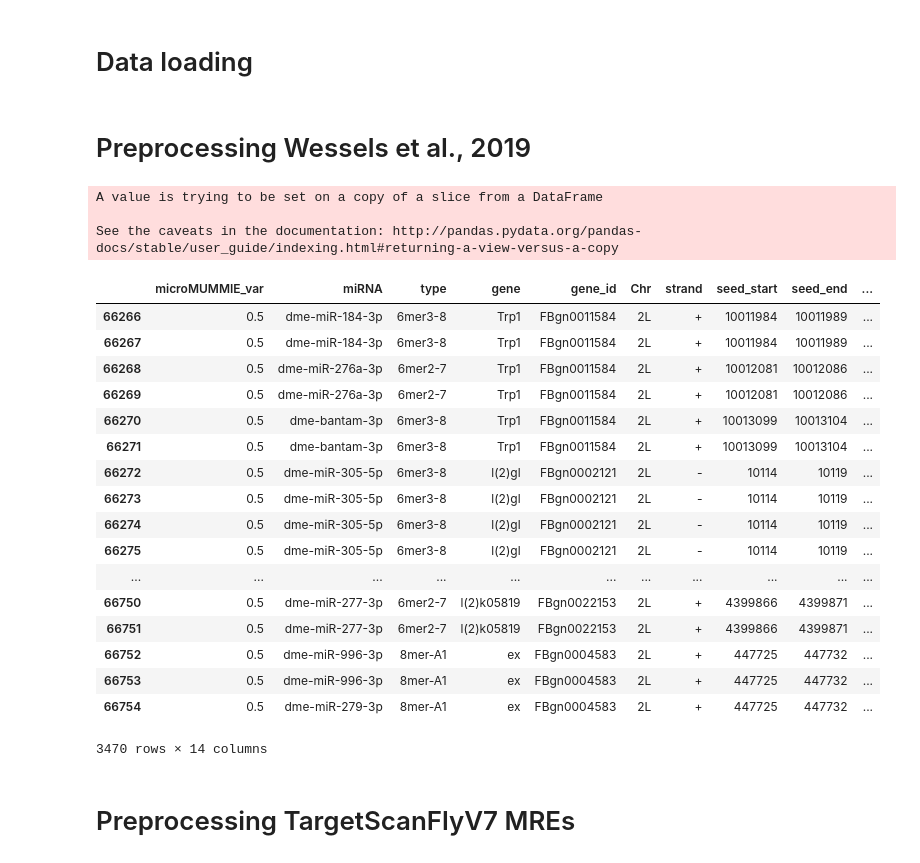
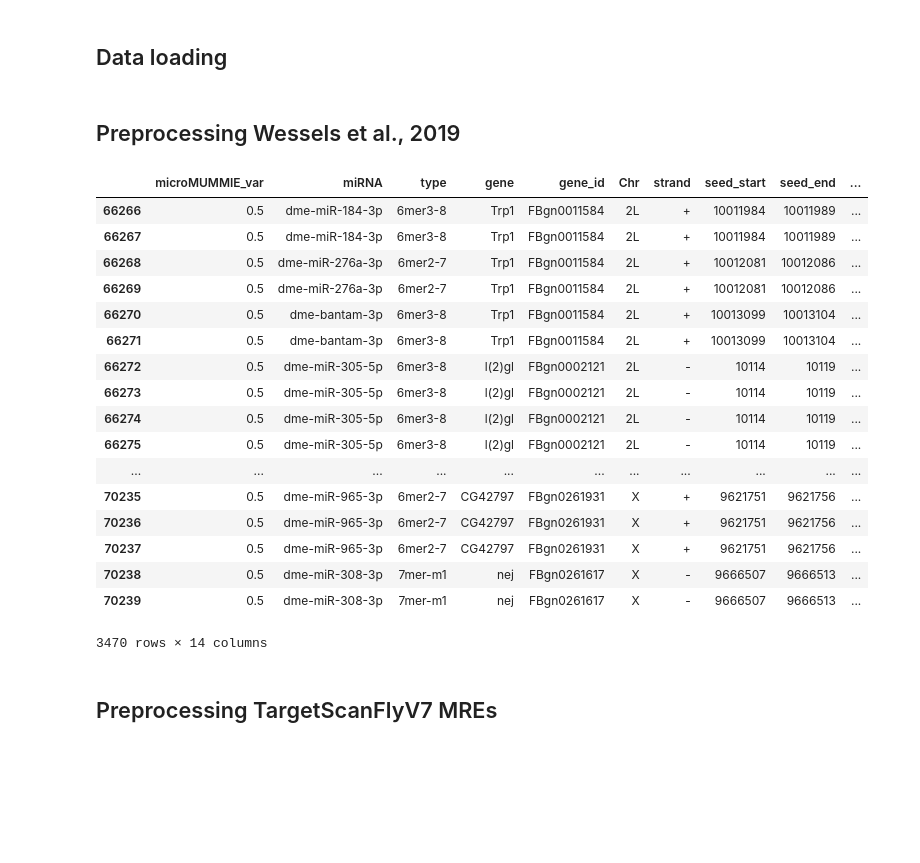
Before and after one commit to JacoboSolorzano/TFM, a Jupyter notebook: HCImiRTps_generation/HCImiRTps_generation.ipynb, the cells around one changed output. Cells and saved outputs as stored; diff of their text form; code cells hidden in the pictures; blank space fills up the shorter version.

Commit message:
html updates

```diff
--- a/HCImiRTps_generation/HCImiRTps_generation.ipynb
+++ b/HCImiRTps_generation/HCImiRTps_generation.ipynb
@@ -1,16 +9,13 @@
 # %%
-import csv
 import numpy as np
 import pandas as pd
-pd.set_option('display.max_rows', 1000)
+pd.set_option('display.max_rows', 50)
 import matplotlib as mpl
 import matplotlib.pyplot as plt
 import seaborn as sns
-import statsmodels
-from operator import itemgetter
 import biomartpy as bp
 # %% [markdown]
-# Data loading
+## Data loading
 # %%
 # TargetScanFlyV7
 targetscanMREs_conserved = pd.read_csv(
@@ -39,63 +44,60 @@ wessels = pd.read_csv(
     'input_files/Wessels/41467_2019_9586_MOESM13_ESM.txt',
     sep = "\t", skiprows = [0,1,2])
 # %% [markdown]
-# Preprocessing Wessels et al., 2019
+## Preprocessing Wessels et al., 2019
 # %%
 # Transcripts and UTR position expansion (originally provided clustered)
 wessels_full = pd.DataFrame([(tup.microMUMMIE_var, miR, tup.type_R1,
                               tup.gene_R1, tup.gene_id, tup.Chr, tup.strand,
                               tup.start, tup.end, tr, u_start, u_end,
                               tup.porbability_mean)
 
                        for tup in wessels.itertuples()
                        for miR in tup.miRNA_R1.split(",")
                        for tr, u_start, u_end in zip(tup.transcriptid_R1.split("|"),
                                                      tup.utr_start_R1.rsplit("|"),
                                                      tup.utr_end_R1.rsplit("|"))])
 
 wessels_full.columns = ['microMUMMIE_var', 'miRNA', 'type',
                         'gene', 'gene_id','Chr', 'strand',
                         'seed_start', 'seed_end', 'transcript_id',
                         'UTR_start', 'UTR_end', "probability"]
 
 # Filter by peack calling sensitivity/specifity ratio (microMUMMIE_var)
-wessels_var05 = wessels_full[wessels_full["microMUMMIE_var"] == 0.5] # levels = [0.01, 0.1, 0.15, 0.2, 0.25, 0.5]
+wessels_var05 = wessels_full[wessels_full["microMUMMIE_var"] == 0.5].copy() # levels = [0.01, 0.1, 0.15, 0.2, 0.25, 0.5]
 wessels_var05.drop_duplicates(inplace = True)
 
 # Filter by the micromummie probability
-wessels_processed = wessels_var05.copy()[wessels_var05["probability"]>=0] # (0-1) not used
+wessels_processed = wessels_var05[wessels_var05["probability"]>=0].copy() # (0-1) not used
 
 # Generation of Transcript:miRNA pair column for the overlap calculation
-wessels_processed["Tr:miR"] = wessels_processed["transcript_id"]+":"+ wessels_processed["miRNA"]
+wessels_processed.loc[:,"Tr:miR"] = wessels_processed["transcript_id"]+":"+ wessels_processed["miRNA"]
 
 # Export
 wessels_processed.to_csv("output_files/wessels_processed.tsv", sep = "\t")
 
 wessels_processed
 # %% [output]
+|  | microMUMMIE_var | miRNA | type | gene | gene_id | Chr | strand | seed_start | seed_end | ... |
+| 66266 | 0.5 | dme-miR-184-3p | 6mer3-8 | Trp1 | FBgn0011584 | 2L | + | 10011984 | 10011989 | ... |
+| 66267 | 0.5 | dme-miR-184-3p | 6mer3-8 | Trp1 | FBgn0011584 | 2L | + | 10011984 | 10011989 | ... |
+| 66268 | 0.5 | dme-miR-276a-3p | 6mer2-7 | Trp1 | FBgn0011584 | 2L | + | 10012081 | 10012086 | ... |
+| 66269 | 0.5 | dme-miR-276a-3p | 6mer2-7 | Trp1 | FBgn0011584 | 2L | + | 10012081 | 10012086 | ... |
+| 66270 | 0.5 | dme-bantam-3p | 6mer3-8 | Trp1 | FBgn0011584 | 2L | + | 10013099 | 10013104 | ... |
+| 66271 | 0.5 | dme-bantam-3p | 6mer3-8 | Trp1 | FBgn0011584 | 2L | + | 10013099 | 10013104 | ... |
+| 66272 | 0.5 | dme-miR-305-5p | 6mer3-8 | l(2)gl | FBgn0002121 | 2L | - | 10114 | 10119 | ... |
+| 66273 | 0.5 | dme-miR-305-5p | 6mer3-8 | l(2)gl | FBgn0002121 | 2L | - | 10114 | 10119 | ... |
+| 66274 | 0.5 | dme-miR-305-5p | 6mer3-8 | l(2)gl | FBgn0002121 | 2L | - | 10114 | 10119 | ... |
+| 66275 | 0.5 | dme-miR-305-5p | 6mer3-8 | l(2)gl | FBgn0002121 | 2L | - | 10114 | 10119 | ... |
+| ... | ... | ... | ... | ... | ... | ... | ... | ... | ... | ... |
+| 70235 | 0.5 | dme-miR-965-3p | 6mer2-7 | CG42797 | FBgn0261931 | X | + | 9621751 | 9621756 | ... |
+| 70236 | 0.5 | dme-miR-965-3p | 6mer2-7 | CG42797 | FBgn0261931 | X | + | 9621751 | 9621756 | ... |
+| 70237 | 0.5 | dme-miR-965-3p | 6mer2-7 | CG42797 | FBgn0261931 | X | + | 9621751 | 9621756 | ... |
+| 70238 | 0.5 | dme-miR-308-3p | 7mer-m1 | nej | FBgn0261617 | X | - | 9666507 | 9666513 | ... |
+| 70239 | 0.5 | dme-miR-308-3p | 7mer-m1 | nej | FBgn0261617 | X | - | 9666507 | 9666513 | ... |
-A value is trying to be set on a copy of a slice from a DataFrame
-
-See the caveats in the documentation: http://pandas.pydata.org/pandas-docs/stable/user_guide/indexing.html#returning-a-view-versus-a-copy
+3470 rows × 14 columns
-|  | microMUMMIE_var | miRNA | type | gene | gene_id | Chr | strand | seed_start | seed_end | ... |
-| 66266 | 0.5 | dme-miR-184-3p | 6mer3-8 | Trp1 | FBgn0011584 | 2L | + | 10011984 | 10011989 | ... |
-| 66267 | 0.5 | dme-miR-184-3p | 6mer3-8 | Trp1 | FBgn0011584 | 2L | + | 10011984 | 10011989 | ... |
-| 66268 | 0.5 | dme-miR-276a-3p | 6mer2-7 | Trp1 | FBgn0011584 | 2L | + | 10012081 | 10012086 | ... |
-| 66269 | 0.5 | dme-miR-276a-3p | 6mer2-7 | Trp1 | FBgn0011584 | 2L | + | 10012081 | 10012086 | ... |
-| 66270 | 0.5 | dme-bantam-3p | 6mer3-8 | Trp1 | FBgn0011584 | 2L | + | 10013099 | 10013104 | ... |
-| 66271 | 0.5 | dme-bantam-3p | 6mer3-8 | Trp1 | FBgn0011584 | 2L | + | 10013099 | 10013104 | ... |
-| 66272 | 0.5 | dme-miR-305-5p | 6mer3-8 | l(2)gl | FBgn0002121 | 2L | - | 10114 | 10119 | ... |
-| 66273 | 0.5 | dme-miR-305-5p | 6mer3-8 | l(2)gl | FBgn0002121 | 2L | - | 10114 | 10119 | ... |
-| 66274 | 0.5 | dme-miR-305-5p | 6mer3-8 | l(2)gl | FBgn0002121 | 2L | - | 10114 | 10119 | ... |
-| 66275 | 0.5 | dme-miR-305-5p | 6mer3-8 | l(2)gl | FBgn0002121 | 2L | - | 10114 | 10119 | ... |
-| ... | ... | ... | ... | ... | ... | ... | ... | ... | ... | ... |
-| 66750 | 0.5 | dme-miR-277-3p | 6mer2-7 | l(2)k05819 | FBgn0022153 | 2L | + | 4399866 | 4399871 | ... |
-| 66751 | 0.5 | dme-miR-277-3p | 6mer2-7 | l(2)k05819 | FBgn0022153 | 2L | + | 4399866 | 4399871 | ... |
-| 66752 | 0.5 | dme-miR-996-3p | 8mer-A1 | ex | FBgn0004583 | 2L | + | 447725 | 447732 | ... |
-| 66753 | 0.5 | dme-miR-996-3p | 8mer-A1 | ex | FBgn0004583 | 2L | + | 447725 | 447732 | ... |
-| 66754 | 0.5 | dme-miR-279-3p | 8mer-A1 | ex | FBgn0004583 | 2L | + | 447725 | 447732 | ... |
-3470 rows × 14 columns
 # %% [markdown]
-# Preprocessing TargetScanFlyV7 MREs
+## Preprocessing TargetScanFlyV7 MREs
 # %%
 # Join conserved and nonconserved MRE files
 targetscanMREs_conserved["conserved_target"] = 1
```
Also changed, not shown: parts of 16 cells of this notebook, 26 other files.
